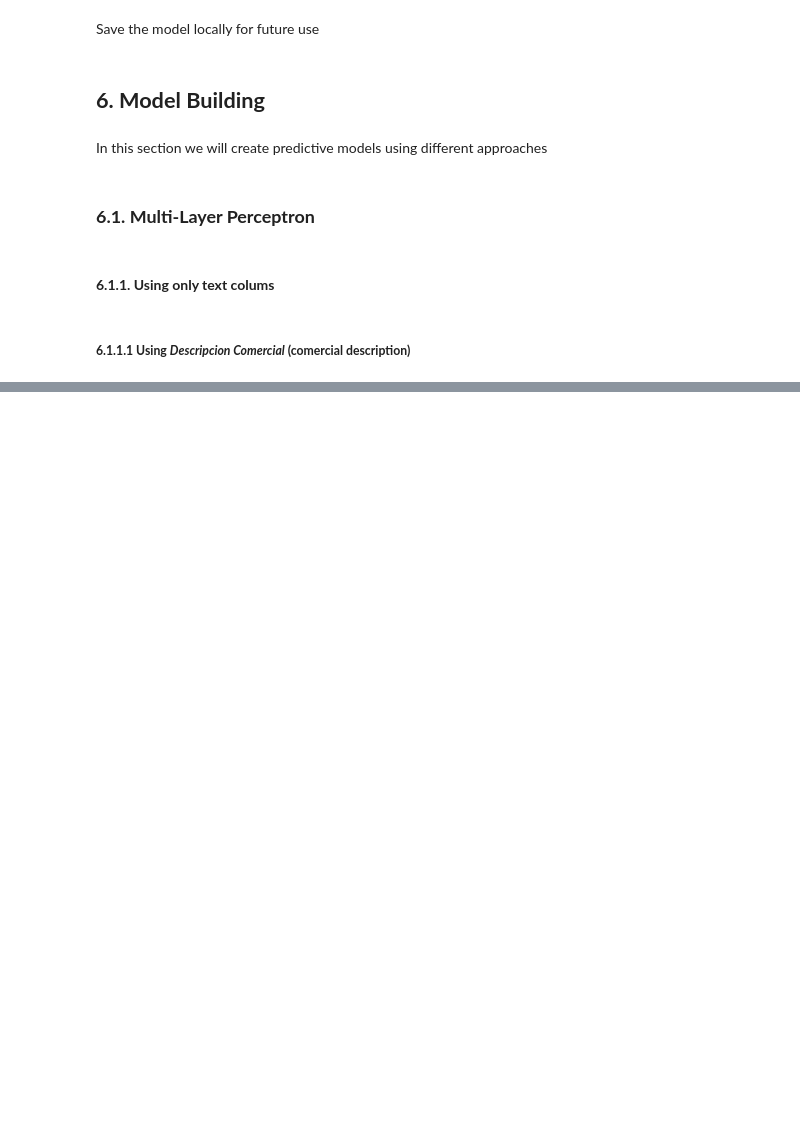
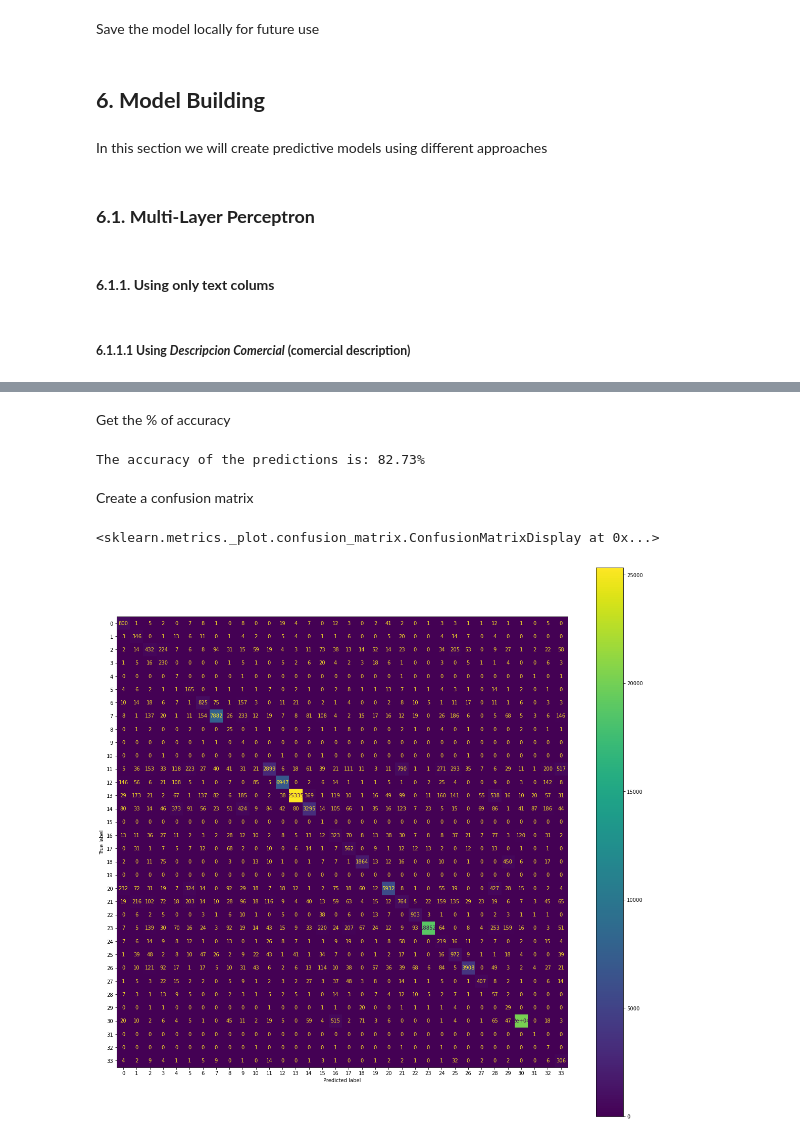
Before and after one commit to sergiopostigo/ML_Project, a Jupyter notebook: scripts/classification_script.ipynb, the cells around one changed output, grey strips where cells are left out. Cells and saved outputs as stored; diff of their text form; code cells hidden in the pictures; blank space fills up the shorter version.

```diff
--- a/scripts/classification_script.ipynb
+++ b/scripts/classification_script.ipynb
@@ -715,0 +1542,10 @@ ConfusionMatrixDisplay(confusion_matrix=cm).plot(ax=ax)
+# %%
+# Import the training data
+training_data = pd.read_csv('../data/preprocessed_data/resampled_data.csv')
+
+# Import the one hot encoding library
+from sklearn.preprocessing import OneHotEncoder
+
+# Apply the encoding of the countries
+dates = OneHotEncoder().fit_transform(training_data['Fecha'].values.reshape(-1,1))
+dates = dates.toarray()
@@ -715,0 +1575,4 @@ ConfusionMatrixDisplay(confusion_matrix=cm).plot(ax=ax)
+# %%
+# Build the model
+from sklearn.neural_network import MLPClassifier
+clf = MLPClassifier(solver='adam', alpha=1e-3, hidden_layer_sizes=(16, 8, 8), random_state=1, max_iter=1000, early_stopping=True, verbose=True)
@@ -715,0 +1602,40 @@ ConfusionMatrixDisplay(confusion_matrix=cm).plot(ax=ax)
+# %%
+# Get the testing data
+testing_data = pd.read_csv('../data/cleaned_data/cleaned_test_data.csv')
+# Get the customs description column and convert to vector using the doc2vec model trained before
+customs_model = Doc2Vec.load('../models/custom_descriptions_doc2vec_model')
+# Get the one hot encoding representation of the column of dates
+dates = OneHotEncoder().fit_transform(testing_data['Fecha'].values.reshape(-1,1))
+dates = dates.toarray()
+# Get the usd_kg column
+usd_kg = testing_data['usd_kg'].values.reshape(-1,1)
+
+X_test = []
+for i in tqdm(range(0, len(testing_data))):
+    # Get the vector for the customs description
+    customs_row = customs_model.infer_vector(testing_data["Descripcion de la Partida Aduanera"].tolist()[i].split(), epochs=10)
+    # Concatenate the two vectors
+    X_test.append([*customs_row, *dates[i], *usd_kg[i]])
+# Get the actual target variable column
+original = testing_data['Categoría macro Aurum'].tolist()
+# Get the predictions
+predictions = clf.predict(X_test)
+# %% [markdown]
+Get the % of accuracy
+# %%
+# Get the % of accuracy
+accuracy = sum(x == y for x, y in zip(original, predictions))/len(predictions)
+print("The accuracy of the predictions is: "+str(round(accuracy*100,2)) +"%")
+# %% [output]
+The accuracy of the predictions is: 82.73%
+# %% [markdown]
+Create a confusion matrix
+# %%
+from sklearn.metrics import confusion_matrix, ConfusionMatrixDisplay
+
+f,ax = plt.subplots(figsize=(20,20))
+cm = confusion_matrix(original, predictions)
+ConfusionMatrixDisplay(confusion_matrix=cm).plot(ax=ax)
+# %% [output]
+<sklearn.metrics._plot.confusion_matrix.ConfusionMatrixDisplay at 0x...>
+[figure, added]
```
Also changed, not shown: parts of 112 cells of this notebook, 2 other files.
